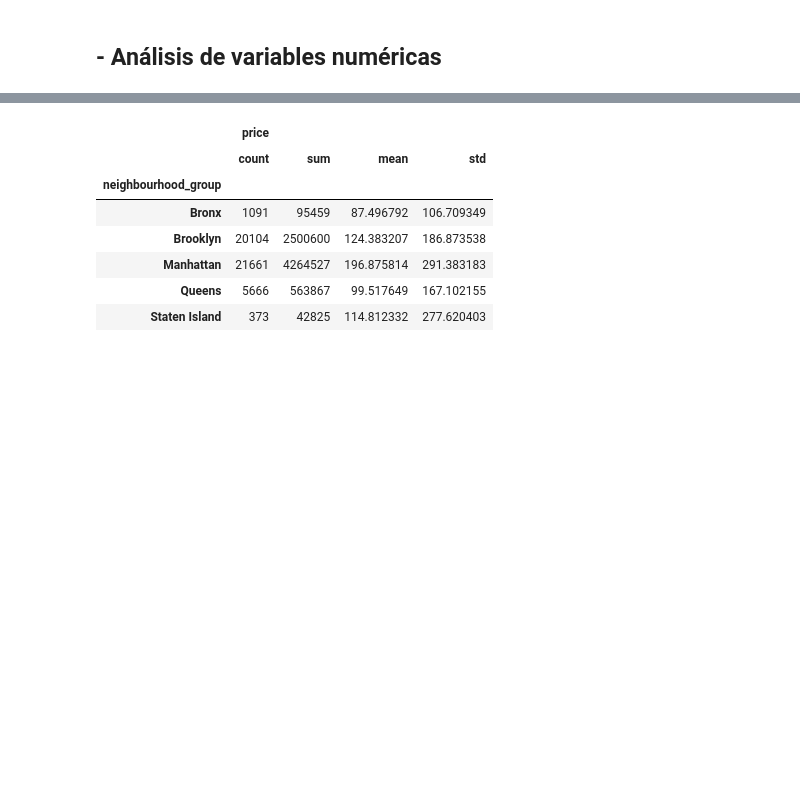
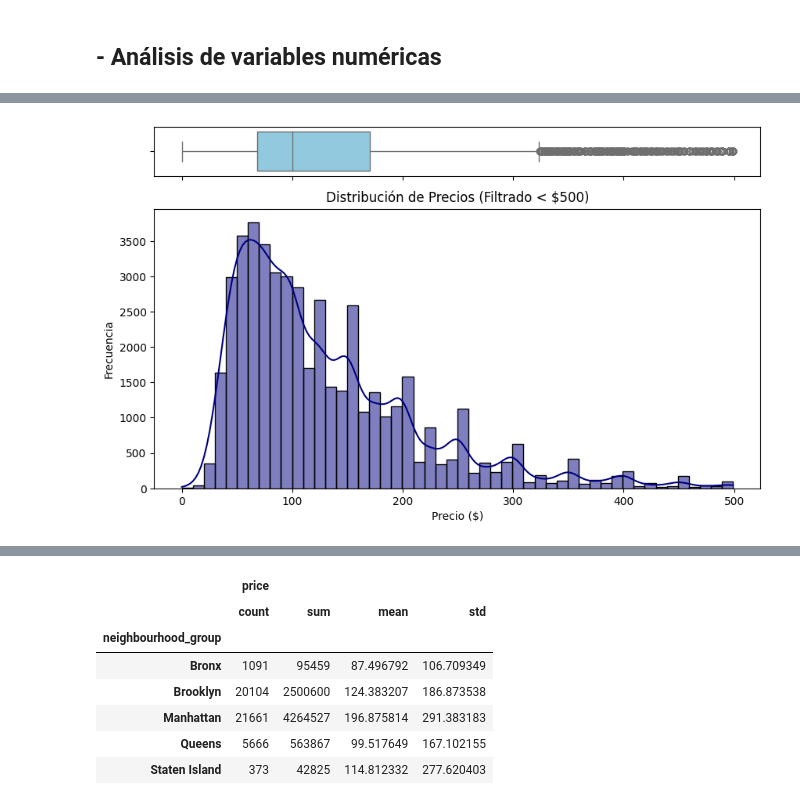
Before and after one commit to 4GeeksAcademy/IgnacioSabinoG-IntroML, a Jupyter notebook: src/00-eda-airbnb-ny.ipynb, the cells around one changed output, grey strips where cells are left out. Drawn from its saved outputs; the diff is of its cells as text; code cells hidden in the pictures; blank space fills up the shorter version.

```diff
--- a/src/00-eda-airbnb-ny.ipynb
+++ b/src/00-eda-airbnb-ny.ipynb
@@ -201,0 +230,16 @@ El análisis entre las variables categóricas tipo de ambiente y barrio muestra
+# %%
+df_filtrado = df[df['price'] < 500]
+
+f, (ax_box, ax_hist) = plt.subplots(2, sharex=True, gridspec_kw={"height_ratios": (.15, .85)}, figsize=(10, 6))
+
+sns.boxplot(data=df_filtrado, x="price", ax=ax_box, color="skyblue")
+ax_box.set(xlabel='') # Quitamos el nombre del eje X arriba
+
+sns.histplot(data=df_filtrado, x="price", kde=True, ax=ax_hist, color="navy", bins=50)
+
+plt.title('Distribución de Precios (Filtrado < $500)')
+plt.xlabel('Precio ($)')
+plt.ylabel('Frecuencia')
+plt.show()
+# %% [output]
+[figure, added]
```
Also changed, not shown: parts of 12 cells of this notebook.
